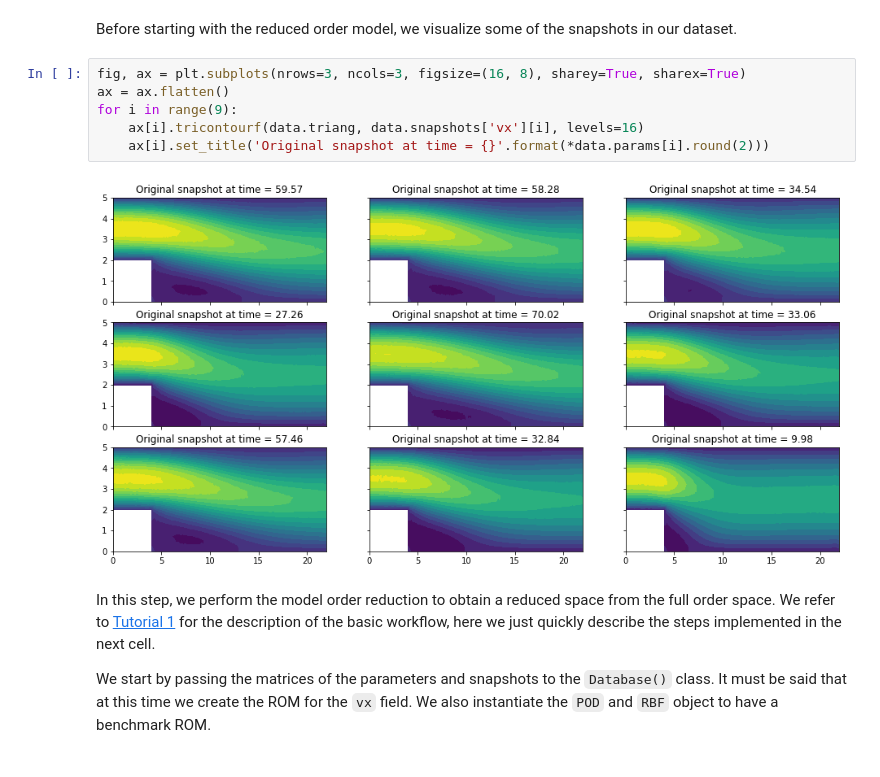
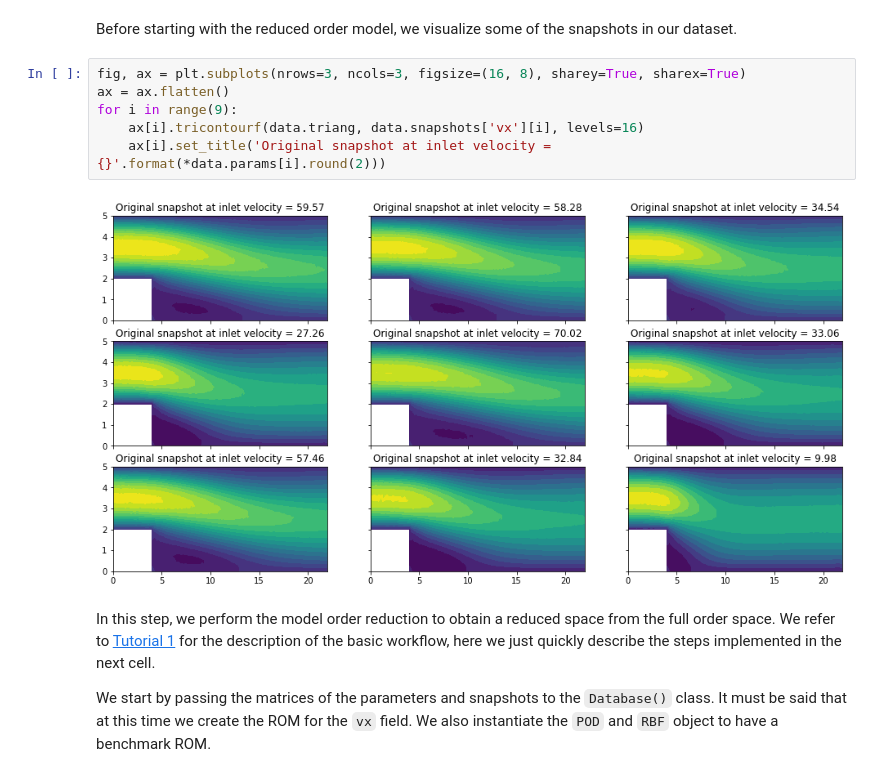
Before and after one commit to mathLab/EZyRB, a Jupyter notebook: tutorials/tutorial-2.ipynb, the cells around one changed output. Drawn from its saved outputs; the diff is of its cells as text.

```diff
--- a/tutorials/tutorial-2.ipynb
+++ b/tutorials/tutorial-2.ipynb
@@ -84,11 +87,11 @@ Before starting with the reduced order model, we visualize some of the snapshots
 # %%
 fig, ax = plt.subplots(nrows=3, ncols=3, figsize=(16, 8), sharey=True, sharex=True)
 ax = ax.flatten()
 for i in range(9):
     ax[i].tricontourf(data.triang, data.snapshots['vx'][i], levels=16)
-    ax[i].set_title('Original snapshot at time = {}'.format(*data.params[i].round(2)))
+    ax[i].set_title('Original snapshot at inlet velocity = {}'.format(*data.params[i].round(2)))
 # %% [output]
-[figure, old version]
+[figure, new version]
 # %% [markdown]
 In this step, we perform the model order reduction to obtain a reduced space from the full order space. We refer to [Tutorial 1](https://github.com/mathLab/EZyRB/blob/master/tutorials/tutorial-1.ipynb) for the description of the basic workflow, here we just quickly describe the steps implemented in the next cell.
 
```
Also changed, not shown: parts of 2 cells of this notebook, 1 other file.
